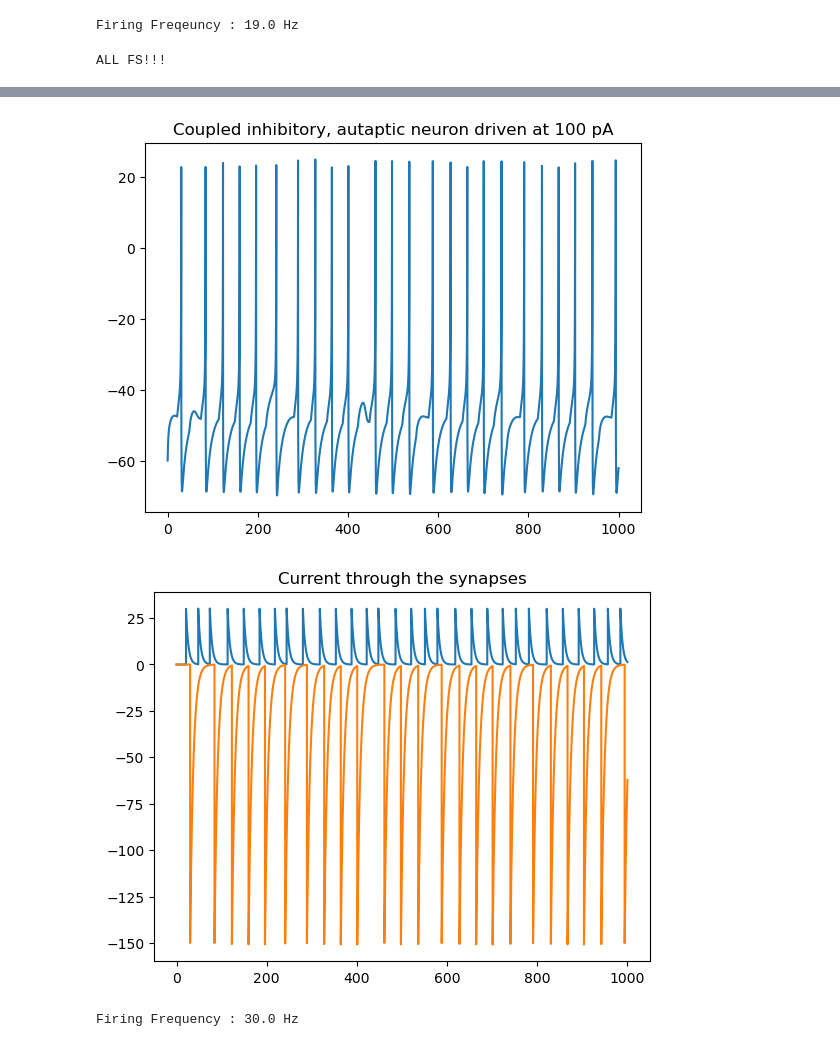
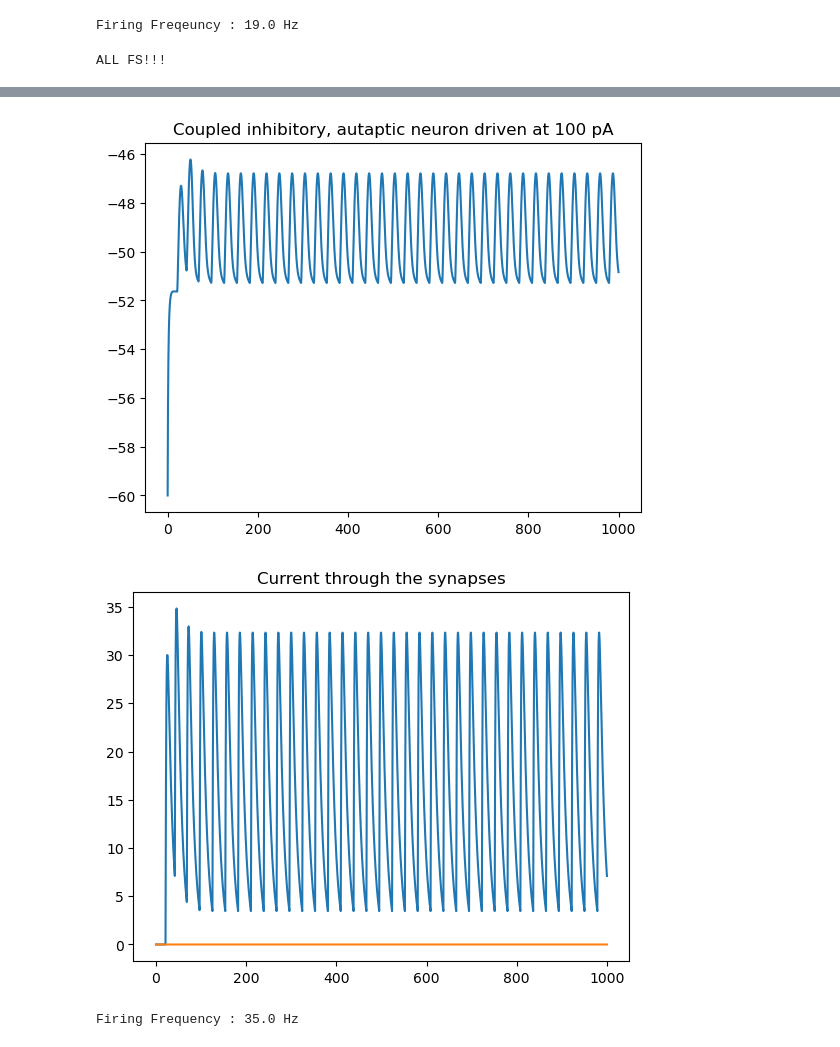
Before and after one commit to liammcs10/AQUA_project, a Jupyter notebook: brian2/coupled_neurons.ipynb, the cells around one changed output, grey strips where cells are left out. Saved outputs shown, nothing was run; the diff lists cells and outputs as text; code cells hidden in the pictures.

```diff
--- a/brian2/coupled_neurons.ipynb
+++ b/brian2/coupled_neurons.ipynb
@@ -133,7 +133,7 @@ N_iter = int(T/dt)
 I_e = 200
 stimulus_e = TimedArray(I_e*np.ones(N_iter), dt = dt*ms)
 
-I_i = 65
+I_i = 40.
 stimulus_i = TimedArray(I_i*np.ones(N_iter), dt = dt*ms)
 
 
@@ -170,31 +170,48 @@ w_syn : 1
 g_total_post = I_syn : 1 (summed)
 """
 
+syn_biexp = '''
+dI_syn/dt = ((t_syn2/t_syn1) ** (t_syn1 / (t_syn2 - t_syn1)) * x_syn - I_syn) / t_syn1 / ms : 1
+dx_syn/dt = -x_syn/t_syn2/ms : 1
+t_syn1 : 1
+t_syn2 : 1
+w_syn : 1
+g_total_post = I_syn : 1 (summed)
+'''
+
 syn_on_pre = '''
 I_syn += w_syn
 '''
 
+syn_on_pre_biexp = '''
+x_syn += w_syn
+'''
 
 # create a synapse from exc. to inh.
 syn_pc_pv = Synapses(E, I,
-                model = syn_eq,
-                on_pre = syn_on_pre)
+                model = syn_biexp,
+                on_pre = syn_on_pre_biexp)
 syn_pc_pv.connect(j = 'i')  # one-to-one connection
 
 # create the synapse from inh. to exc.
 syn_pv_pc = Synapses(I, E,
-                model = syn_eq,
-                on_pre = syn_on_pre)
+                model = syn_biexp,
+                on_pre = syn_on_pre_biexp)
 syn_pv_pc.connect(j = 'i')  # one-to-one connection
 
 # set synapse variables
 syn_pc_pv.I_syn = 0.
-syn_pc_pv.t_syn = 5.     # time constant of exc. synapse
-syn_pc_pv.w_syn = 30.     # strength of excitatory synapse [pA]
+syn_pc_pv.x_syn = 0.
+#syn_pc_pv.t_syn = 5.        # time constant of exc. synapse
+syn_pc_pv.t_syn1 = 2.       # rise time
+syn_pc_pv.t_syn2 = 10       # decay time
+syn_pc_pv.w_syn = 30.       # strength of excitatory synapse [pA]
 
 syn_pv_pc.I_syn = 0.
-syn_pv_pc.t_syn = 7.     # time constant inh. synapse
-syn_pv_pc.w_syn = -150    # strength of PV synapse [pA]
+syn_pv_pc.x_syn = 0.
+syn_pv_pc.t_syn1 = 20.      # rise time
+syn_pv_pc.t_syn2 = 100.     # decay time
+syn_pv_pc.w_syn = -150      # strength of PV synapse [pA]
 
 
 # Get the behaviour of the excitatory autapse
@@ -234,3 +251,3 @@ ALL FS!!!
-[figure, old version]
+[figure, new version]
-[figure, old version]
+[figure, new version]
-Firing Frequency : 30.0 Hz
+Firing Frequency : 35.0 Hz
```
Also changed, not shown: parts of 1 cell of this notebook, 2 other files.
